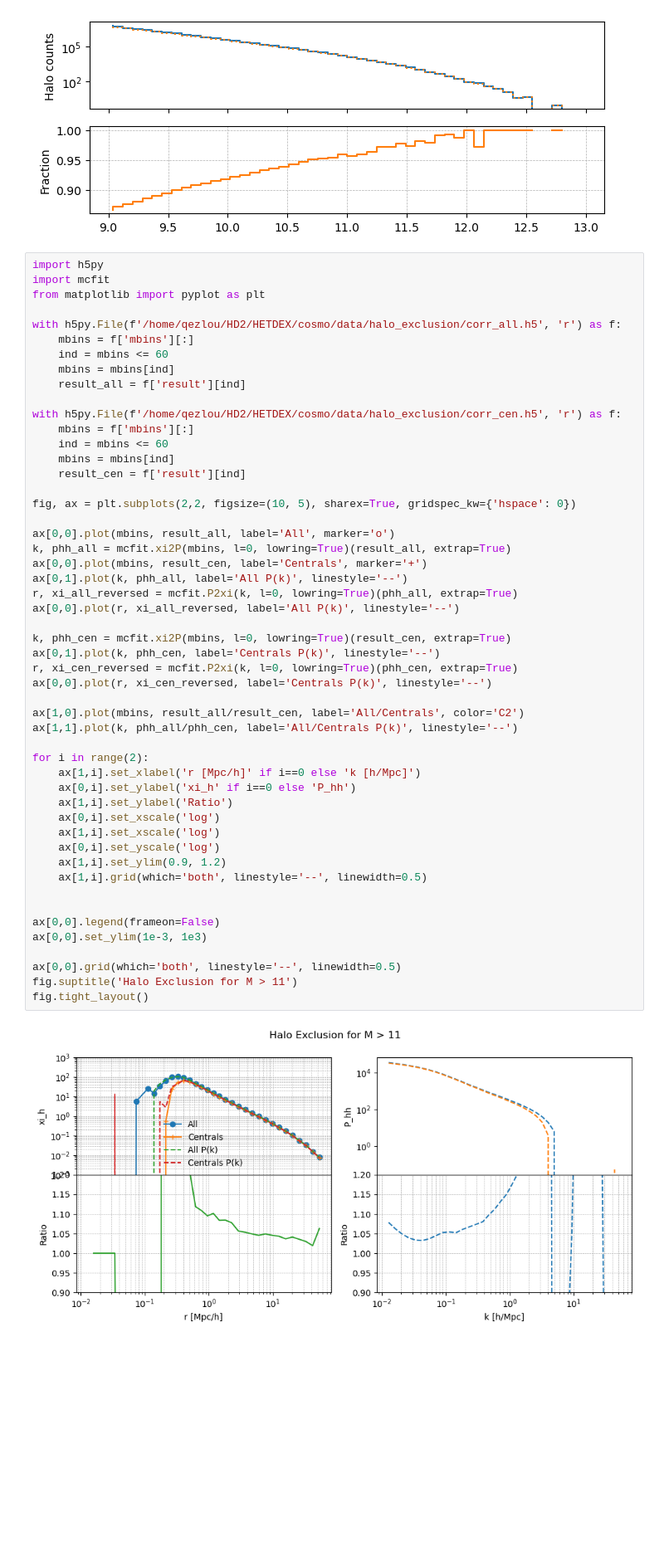
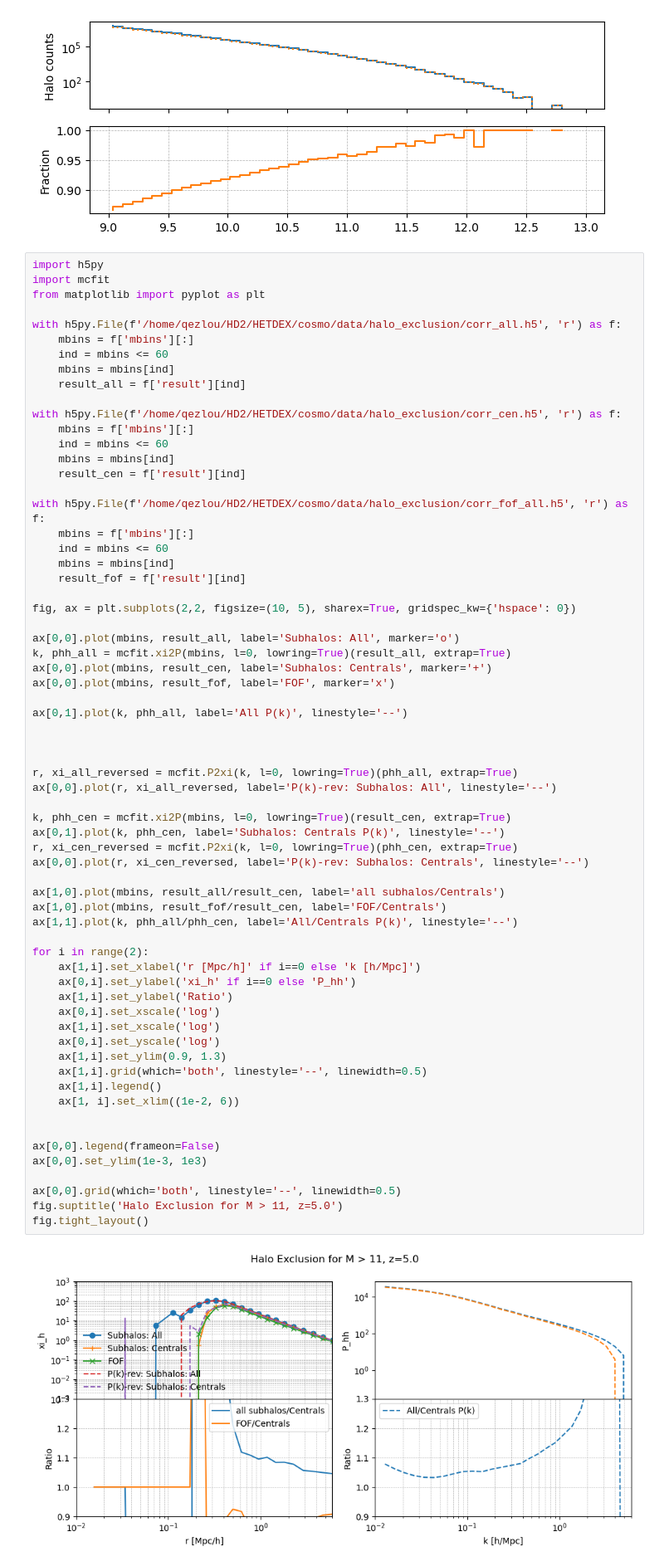
Before and after one commit to qezlou/Goku_ELG, a Jupyter notebook: emu/notebooks/xi_compute/halo_exclusion.ipynb, the cells around one changed output. Shown at 83% size. Saved outputs shown, nothing was run; the diff lists cells and outputs as text; blank space fills up the shorter version.

```diff
--- a/emu/notebooks/xi_compute/halo_exclusion.ipynb
+++ b/emu/notebooks/xi_compute/halo_exclusion.ipynb
@@ -302,39 +302,53 @@ with h5py.File(f'/home/qezlou/HD2/HETDEX/cosmo/data/halo_exclusion/corr_cen.h5',
     mbins = mbins[ind]
     result_cen = f['result'][ind]
 
+with h5py.File(f'/home/qezlou/HD2/HETDEX/cosmo/data/halo_exclusion/corr_fof_all.h5', 'r') as f:
+    mbins = f['mbins'][:]
+    ind = mbins <= 60
+    mbins = mbins[ind]
+    result_fof = f['result'][ind]
+
 fig, ax = plt.subplots(2,2, figsize=(10, 5), sharex=True, gridspec_kw={'hspace': 0})
 
-ax[0,0].plot(mbins, result_all, label='All', marker='o')
+ax[0,0].plot(mbins, result_all, label='Subhalos: All', marker='o')
 k, phh_all = mcfit.xi2P(mbins, l=0, lowring=True)(result_all, extrap=True)
-ax[0,0].plot(mbins, result_cen, label='Centrals', marker='+')
+ax[0,0].plot(mbins, result_cen, label='Subhalos: Centrals', marker='+')
+ax[0,0].plot(mbins, result_fof, label='FOF', marker='x')
+
 ax[0,1].plot(k, phh_all, label='All P(k)', linestyle='--')
+
+
+
 r, xi_all_reversed = mcfit.P2xi(k, l=0, lowring=True)(phh_all, extrap=True)
-ax[0,0].plot(r, xi_all_reversed, label='All P(k)', linestyle='--')
+ax[0,0].plot(r, xi_all_reversed, label='P(k)-rev: Subhalos: All', linestyle='--')
 
 k, phh_cen = mcfit.xi2P(mbins, l=0, lowring=True)(result_cen, extrap=True)
-ax[0,1].plot(k, phh_cen, label='Centrals P(k)', linestyle='--')
+ax[0,1].plot(k, phh_cen, label='Subhalos: Centrals P(k)', linestyle='--')
 r, xi_cen_reversed = mcfit.P2xi(k, l=0, lowring=True)(phh_cen, extrap=True)
-ax[0,0].plot(r, xi_cen_reversed, label='Centrals P(k)', linestyle='--')
+ax[0,0].plot(r, xi_cen_reversed, label='P(k)-rev: Subhalos: Centrals', linestyle='--')
 
-ax[1,0].plot(mbins, result_all/result_cen, label='All/Centrals', color='C2')
+ax[1,0].plot(mbins, result_all/result_cen, label='all subhalos/Centrals')
+ax[1,0].plot(mbins, result_fof/result_cen, label='FOF/Centrals')
 ax[1,1].plot(k, phh_all/phh_cen, label='All/Centrals P(k)', linestyle='--')
 
 for i in range(2):
     ax[1,i].set_xlabel('r [Mpc/h]' if i==0 else 'k [h/Mpc]')
     ax[0,i].set_ylabel('xi_h' if i==0 else 'P_hh')
     ax[1,i].set_ylabel('Ratio')
     ax[0,i].set_xscale('log')
     ax[1,i].set_xscale('log')
     ax[0,i].set_yscale('log')
-    ax[1,i].set_ylim(0.9, 1.2)
+    ax[1,i].set_ylim(0.9, 1.3)
     ax[1,i].grid(which='both', linestyle='--', linewidth=0.5)
+    ax[1,i].legend()
+    ax[1, i].set_xlim((1e-2, 6))
 
 
 ax[0,0].legend(frameon=False)
 ax[0,0].set_ylim(1e-3, 1e3)
 
 ax[0,0].grid(which='both', linestyle='--', linewidth=0.5)
-fig.suptitle('Halo Exclusion for M > 11')
+fig.suptitle('Halo Exclusion for M > 11, z=5.0')
 fig.tight_layout()
 # %% [output]
-[figure, old version]
+[figure, new version]
```
Also changed, not shown: parts of 3 cells of this notebook, 4 other files.
